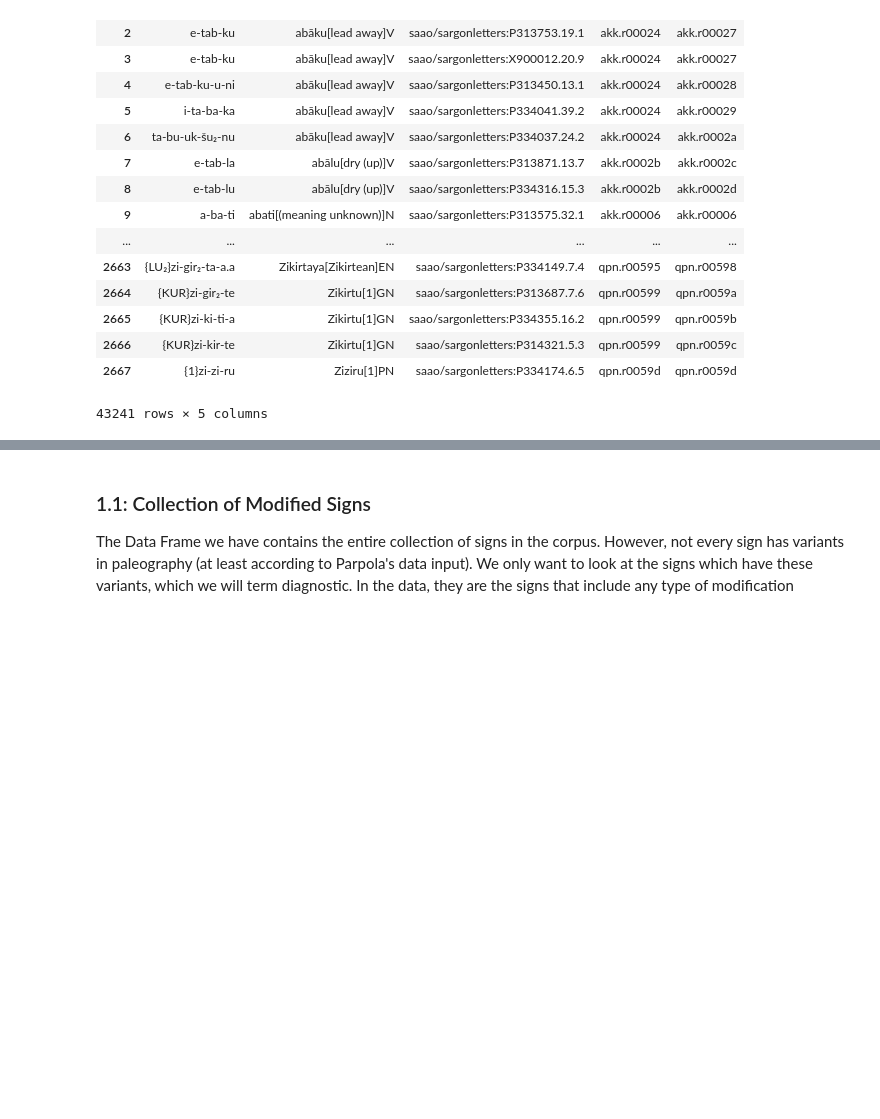
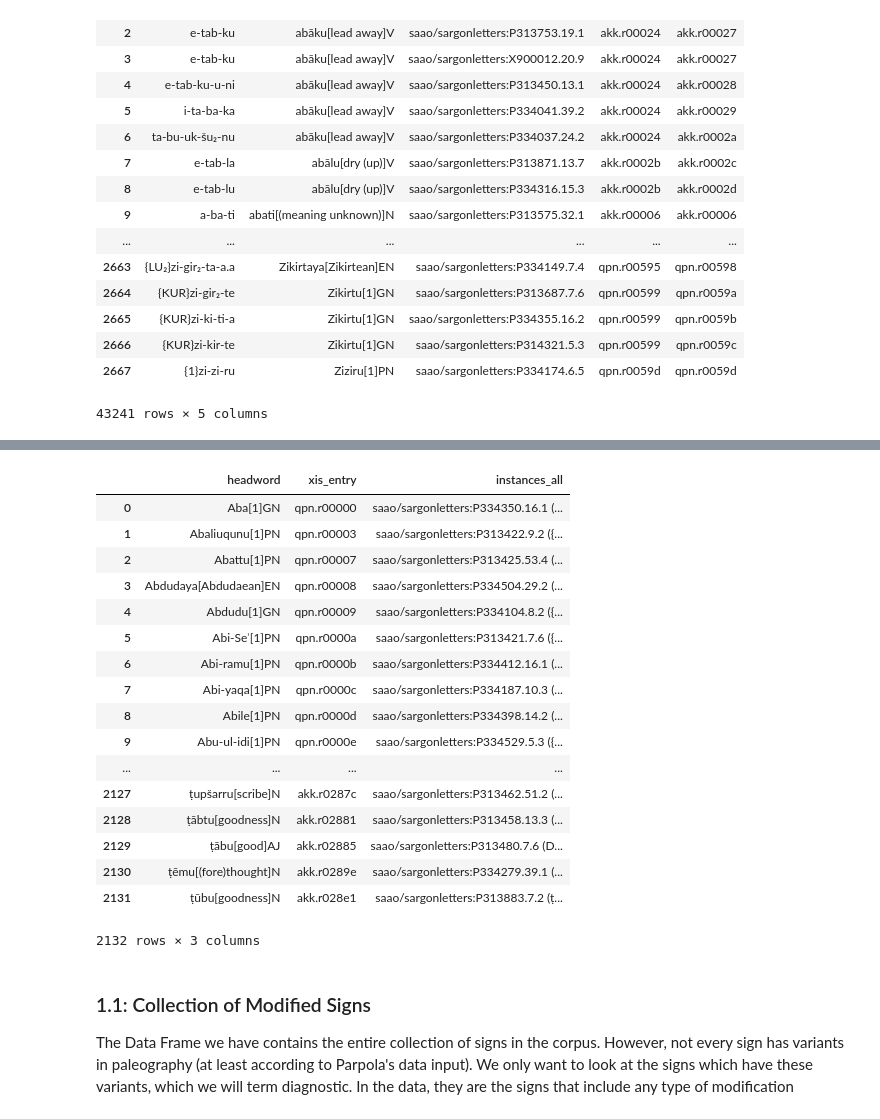
Before and after one commit to berkeleyprosopography/NA_Letters, a Jupyter notebook: jason-paleography.ipynb, the cells around one changed output, grey strips where cells are left out. Drawn from its saved outputs; the diff is of its cells as text; code cells hidden in the pictures; blank space fills up the shorter version.

```diff
--- a/jason-paleography.ipynb
+++ b/jason-paleography.ipynb
@@ -443,3 +480,27 @@ df_instances_all
+# %%
+df_headwords_all = pd.DataFrame(df_instances_all.groupby(['headword','xis_entry']).apply(lambda x: ','.join(x['instance'] + ' (' + x['form'] + ')'))).reset_index()
+df_headwords_all.columns = ['headword','xis_entry','instances_all']
+df_headwords_all.to_csv('output/headwords_all.csv',encoding='utf-8')
+df_headwords_all
+# %% [output]
+|  | headword | xis_entry | instances_all |
+| 0 | Aba[1]GN | qpn.r00000 | saao/sargonletters:P334350.16.1 (... |
+| 1 | Abaliuqunu[1]PN | qpn.r00003 | saao/sargonletters:P313422.9.2 ({... |
+| 2 | Abattu[1]PN | qpn.r00007 | saao/sargonletters:P313425.53.4 (... |
+| 3 | Abdudaya[Abdudaean]EN | qpn.r00008 | saao/sargonletters:P334504.29.2 (... |
+| 4 | Abdudu[1]GN | qpn.r00009 | saao/sargonletters:P334104.8.2 ({... |
+| 5 | Abi-Seʾ[1]PN | qpn.r0000a | saao/sargonletters:P313421.7.6 ({... |
+| 6 | Abi-ramu[1]PN | qpn.r0000b | saao/sargonletters:P334412.16.1 (... |
+| 7 | Abi-yaqa[1]PN | qpn.r0000c | saao/sargonletters:P334187.10.3 (... |
+| 8 | Abile[1]PN | qpn.r0000d | saao/sargonletters:P334398.14.2 (... |
+| 9 | Abu-ul-idi[1]PN | qpn.r0000e | saao/sargonletters:P334529.5.3 ({... |
+| ... | ... | ... | ... |
+| 2127 | ṭupšarru[scribe]N | akk.r0287c | saao/sargonletters:P313462.51.2 (... |
+| 2128 | ṭābtu[goodness]N | akk.r02881 | saao/sargonletters:P313458.13.3 (... |
+| 2129 | ṭābu[good]AJ | akk.r02885 | saao/sargonletters:P313480.7.6 (D... |
+| 2130 | ṭēmu[(fore)thought]N | akk.r0289e | saao/sargonletters:P334279.39.1 (... |
+| 2131 | ṭūbu[goodness]N | akk.r028e1 | saao/sargonletters:P313883.7.2 (ṭ... |
+2132 rows × 3 columns
 # %% [markdown]
 <h3>1.1: Collection of Modified Signs</h3>
 <p>The Data Frame we have contains the entire collection of signs in the corpus. However, not every sign has variants in paleography (at least according to Parpola's data input). We only want to look at the signs which have these variants, which we will term diagnostic. In the data, they are the signs that include any type of modification</p>
```
Also changed, not shown: parts of 4 cells of this notebook, 2 other files.
